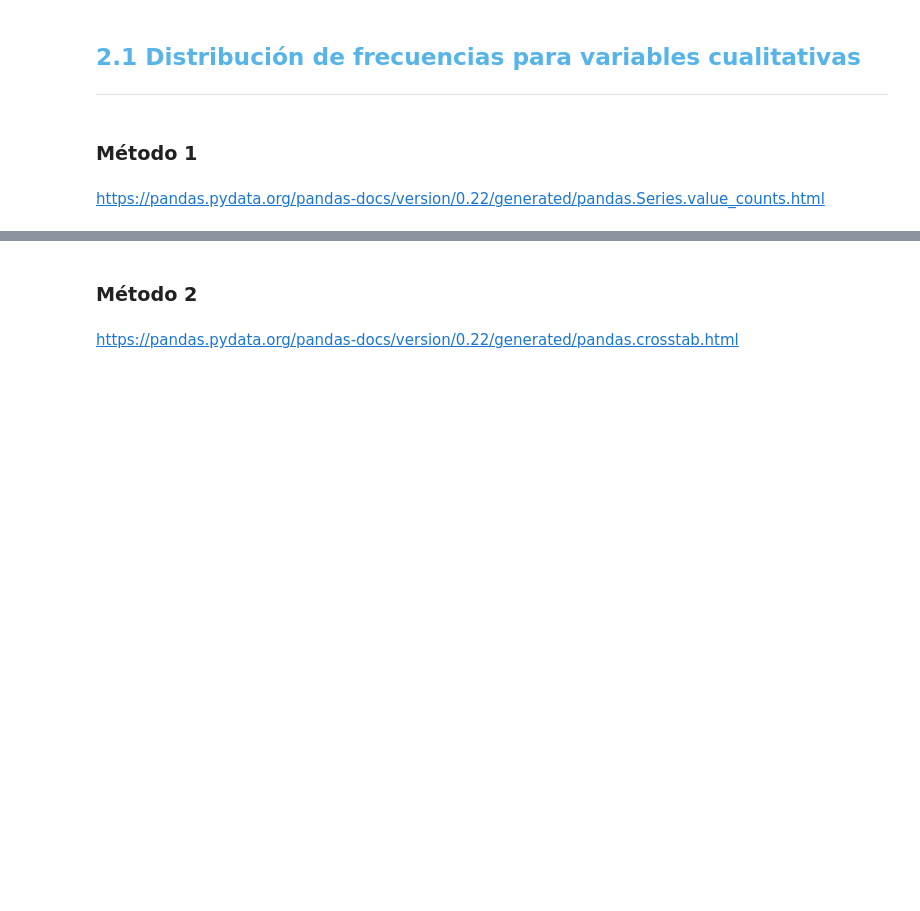
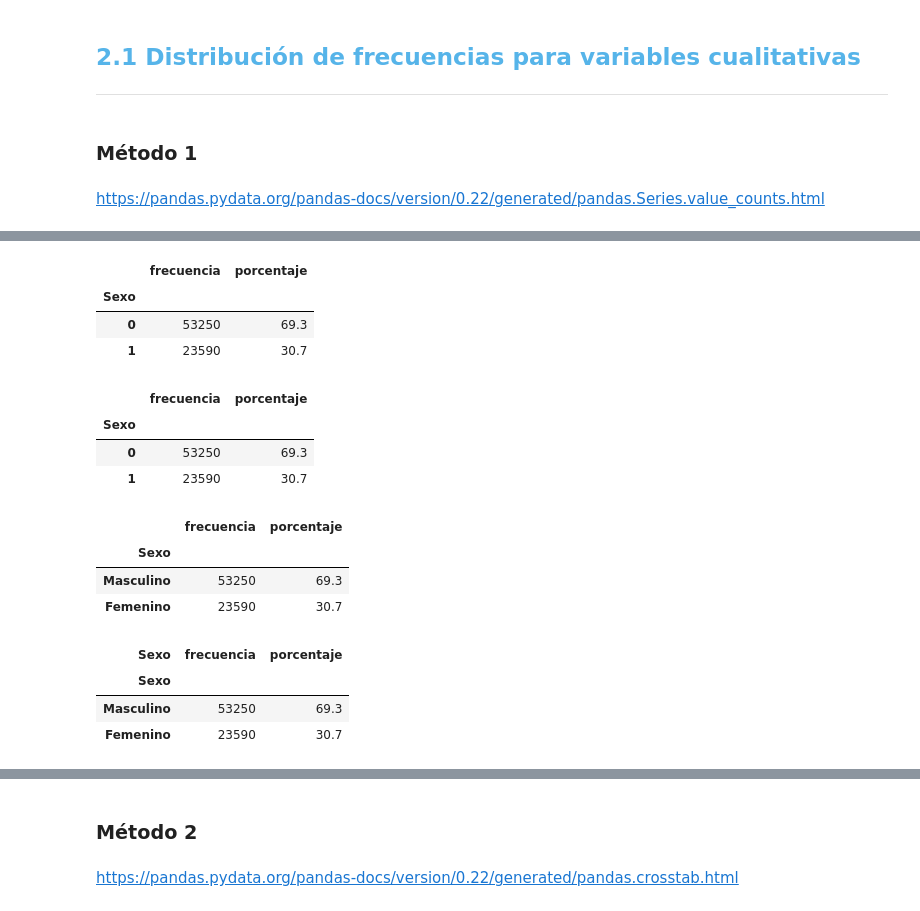
Before and after one commit to FernandoVina/Challenge_TelecomX_Parte2, a Jupyter notebook: Curso_de_Estadística_con_Python_1.ipynb, the cells around one changed output, grey strips where cells are left out. Drawn from its saved outputs; the diff is of its cells as text; code cells hidden in the pictures; blank space fills up the shorter version.

```diff
--- a/Curso_de_Estadística_con_Python_1.ipynb
+++ b/Curso_de_Estadística_con_Python_1.ipynb
@@ -241,0 +275,4 @@ https://pandas.pydata.org/pandas-docs/version/0.22/generated/pandas.Series.value
+# %%
+# Creando 2 nuevas variables frecuencia y porcentaje
+frecuencia_sexo = datos.Sexo.value_counts()
+frecuencia_sexo
@@ -241,0 +285,3 @@ https://pandas.pydata.org/pandas-docs/version/0.22/generated/pandas.Series.value
+# %%
+porcentaje_sexo = datos.Sexo.value_counts(normalize=True).round(4)*100
+porcentaje_sexo
@@ -241,0 +294,36 @@ https://pandas.pydata.org/pandas-docs/version/0.22/generated/pandas.Series.value
+# %%
+# vamos a crear un dataframe/tabla con las columnas que definamos, es decir describe
+#  por tipo de sexo los datos de frecuencia (nro totales) y porcentaje de c/u
+pd.DataFrame({'frecuencia': frecuencia_sexo, 'porcentaje': porcentaje_sexo})
+# %% [output]
+|  | frecuencia | porcentaje |
+| Sexo |  |  |
+| 0 | 53250 | 69.3 |
+| 1 | 23590 | 30.7 |
+# %%
+# lo anterior la definimos como una nueva variable y luego la llamamos, queda igual la tabla que la enterior
+dist_frec_cualitativa = pd.DataFrame({'frecuencia': frecuencia_sexo, 'porcentaje': porcentaje_sexo})
+dist_frec_cualitativa
+# %% [output]
+|  | frecuencia | porcentaje |
+| Sexo |  |  |
+| 0 | 53250 | 69.3 |
+| 1 | 23590 | 30.7 |
+# %%
+# Agreguemos los datos del string asociado a 0 y 1, para una mejor presentacion de la tabla
+dist_frec_cualitativa.rename(index={0: 'Masculino', 1: 'Femenino'}, inplace=True)
+dist_frec_cualitativa
+# %% [output]
+|  | frecuencia | porcentaje |
+| Sexo |  |  |
+| Masculino | 53250 | 69.3 |
+| Femenino | 23590 | 30.7 |
+# %%
+# lo anterior la definimos como una nueva variable y luego la llamamos, queda igual la tabla que la enterior
+dist_frec_cualitativa.rename_axis('Sexo', axis ='columns', inplace= True)
+dist_frec_cualitativa
+# %% [output]
+| Sexo | frecuencia | porcentaje |
+| Sexo |  |  |
+| Masculino | 53250 | 69.3 |
+| Femenino | 23590 | 30.7 |
```
Also changed, not shown: parts of 19 cells of this notebook.
